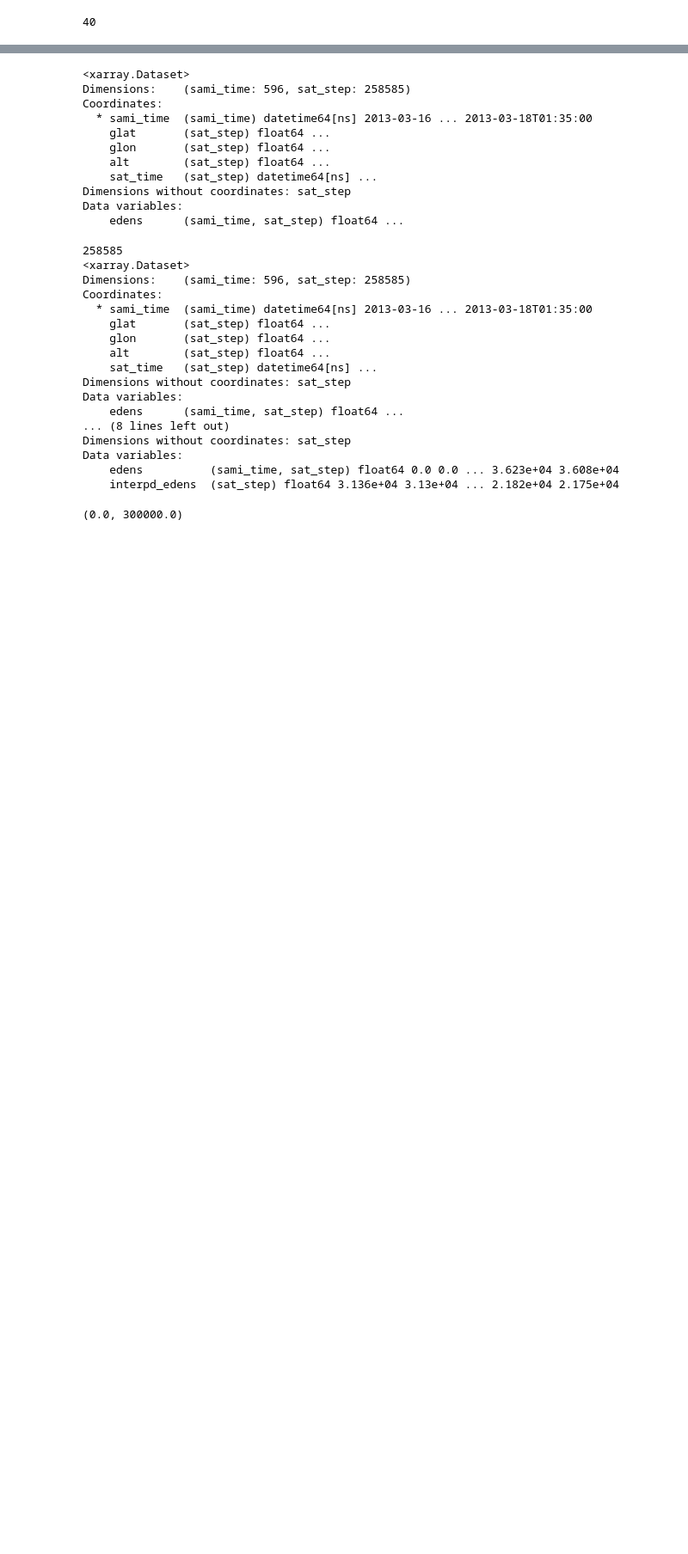
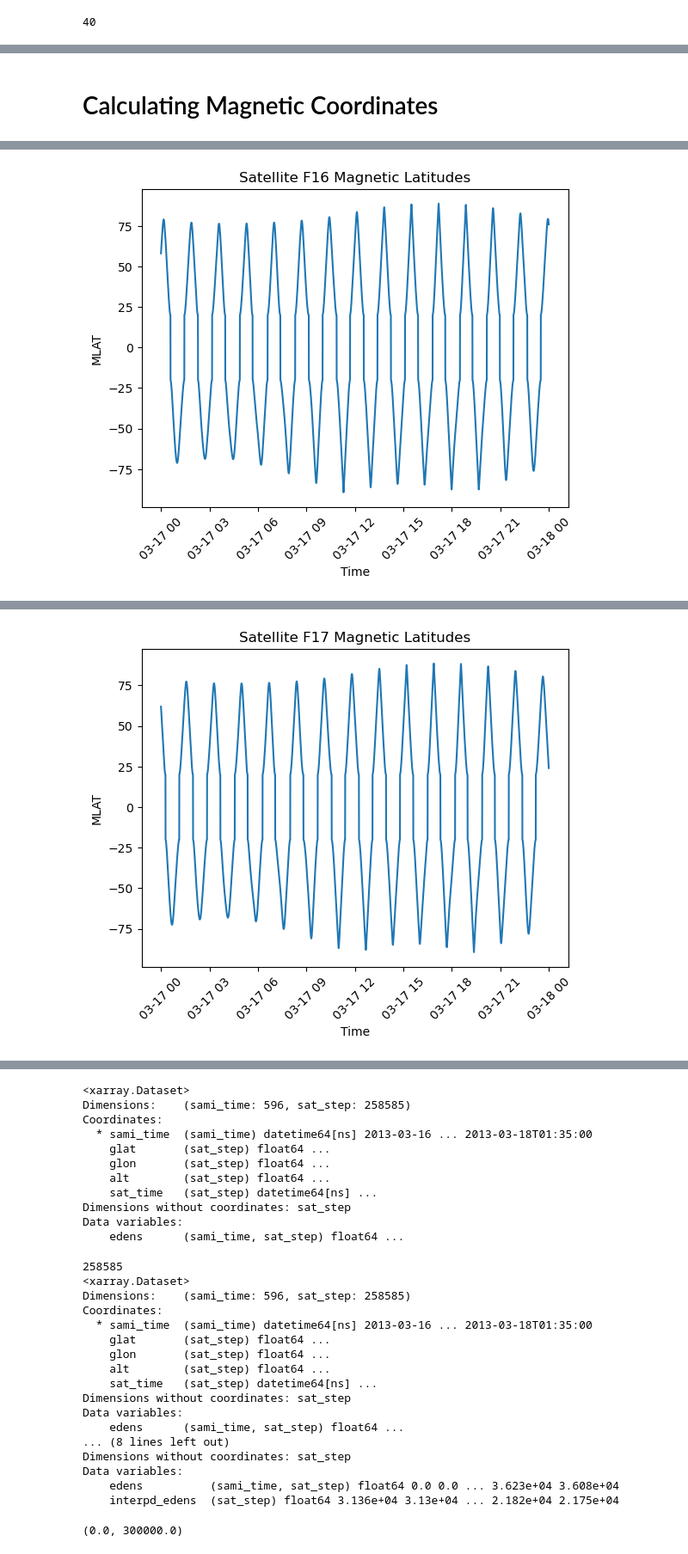
Before and after one commit to abukowski21/sat-interp-tid-analysis, a Jupyter notebook: fast_new_synthetic_storm.ipynb, the cells around one changed output, grey strips where cells are left out. Shown at 86% size. Cells and saved outputs as stored; diff of their text form; code cells hidden in the pictures; blank space fills up the shorter version.

```diff
--- a/fast_new_synthetic_storm.ipynb
+++ b/fast_new_synthetic_storm.ipynb
@@ -24,0 +92,70 @@ os.cpu_count()
+# %% [markdown]
+# Calculating Magnetic Coordinates
+# %%
+paths = ['updated_sat_data/interpd_sat_data_F16.nc', 'updated_sat_data/interpd_sat_data_F17.nc', 'updated_sat_data/interpd_sat_data_F18.nc']
+fast_time_interp = il.reload(fast_time_interp)
+
+for p, s_name in zip(paths, sat_name):
+
+    satdf =  xr.open_dataset(p)
+    print(s_name, satdf['sat_time'][0].values,satdf['sat_time'][-1].values)
+
+
+    mlat = satdf['mlat'].values
+
+    plt.figure()
+    plt.plot(satdf['sat_time'].values, mlat)
+    plt.title('Satellite ' + s_name +  ' Magnetic Latitudes')
+    plt.xlabel('Time')
+    plt.ylabel('MLAT')
+    plt.xticks(rotation=45)
+    plt.show()
+
+
+    # Removing Higher Latitudes. Targetting -55 to 55 degrees.
+    # Keeping a margin of 10 degrees on both sides
+
+    set = False
+    ascending = []
+    descending = []
+
+    start = 0
+    end = 0
+
+    # Ascending passes
+    for i in tqdm(range(len(mlat)-1)):
+        if mlat[i] <= -65 and mlat[i+1] > -65:
+            start = i
+            set = True
+
+        if set and mlat[i] <= 65 and mlat[i+1] > 65:
+            set = False
+            end = i
+            ascending.append((start,end))
+
+    for i in tqdm(range(len(ascending))):
+
+        start, end = ascending[i]
+        sat_pass = satdf.isel(sat_step=slice(start, end+1))
+        path = 'updated_sat_data/ascending_passes/' + str(i) + '_' + s_name + '_pass.nc'
+        sat_pass.to_netcdf(path)
+
+    start = 0
+    end = 0
+    # Descending passes
+    for i in tqdm(range(len(mlat)-1)):
+        if mlat[i] >= 65 and mlat[i+1] < 65:
+            start = i
+            set = True
+
+        if set and mlat[i] >= -65 and mlat[i+1] < -65:
+            set = False
+            end = i
+            descending.append((start,end))
+
+    for i in tqdm(range(len(descending))):
+        start, end = descending[i]
+        sat_pass = satdf.isel(sat_step=slice(start, end+1))
+        path = 'updated_sat_data/descending_passes/' + str(i) + '_' + s_name + '_pass.nc'
+        sat_pass.to_netcdf(path)
+# %% [output]
@@ -24,0 +163 @@ os.cpu_count()
+[figure, added]
@@ -24,0 +165 @@ os.cpu_count()
+[figure, added]
```
Also changed, not shown: parts of 4 cells of this notebook, 3 other files.
